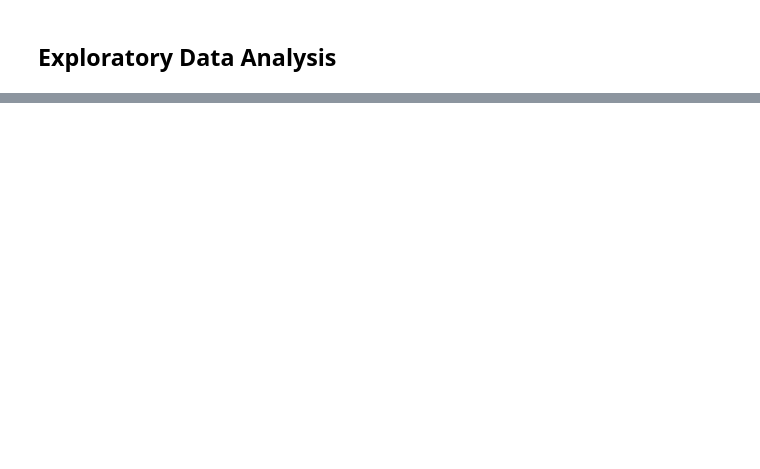
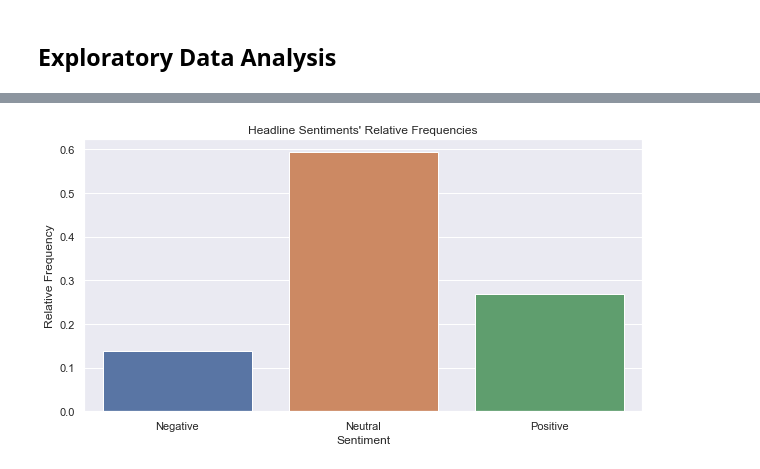
Before and after one commit to arnodunstatter/COSC4337-project, a Jupyter notebook: Financial_Sentiment_Analysis_Project.ipynb, the cells around one changed output, grey strips where cells are left out. Cells and saved outputs as stored; diff of their text form; code cells hidden in the pictures; blank space fills up the shorter version.

```diff
--- a/Financial_Sentiment_Analysis_Project.ipynb
+++ b/Financial_Sentiment_Analysis_Project.ipynb
@@ -439,0 +493,6 @@ hong kong risk global finance status c
+# %%
+# Arno
+# now make the barplot
+sentimentRelativeFrequencyBarplot = sb.barplot(data=sentimentDistribution,x="Sentiment",y="Relative Frequency").set(title="Headline Sentiments' Relative Frequencies")
+# %% [output]
+[figure, added]
```
Also changed, not shown: parts of 55 cells of this notebook.
